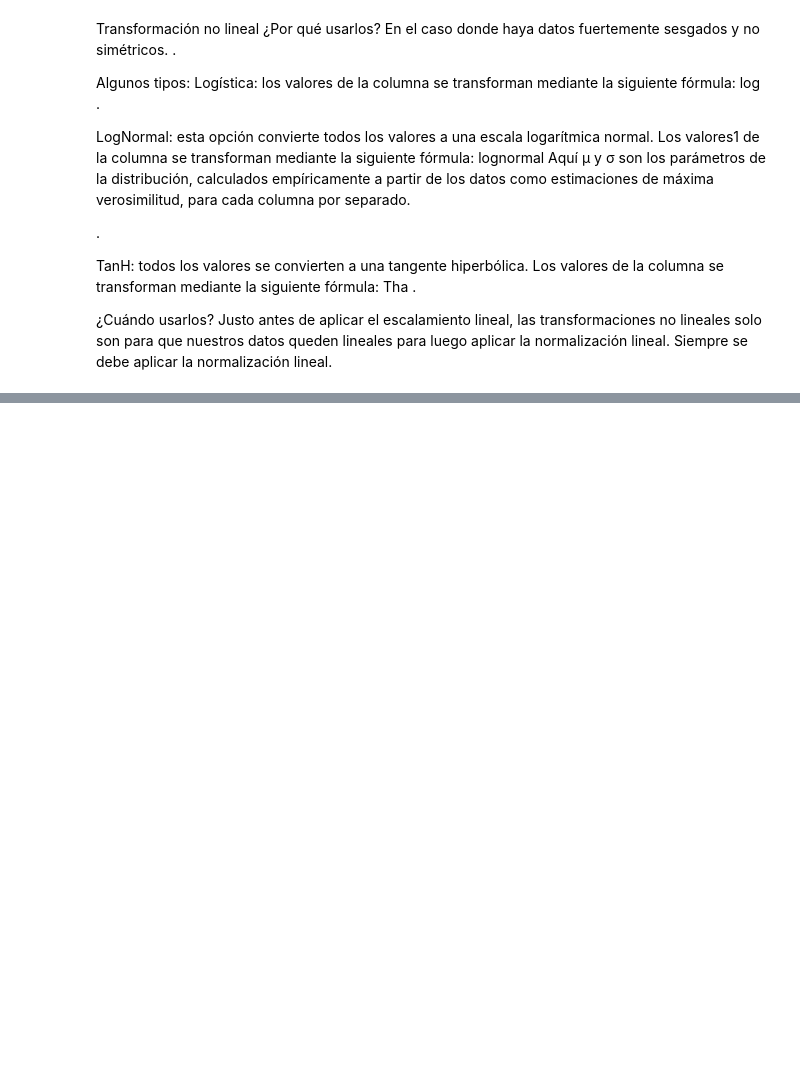
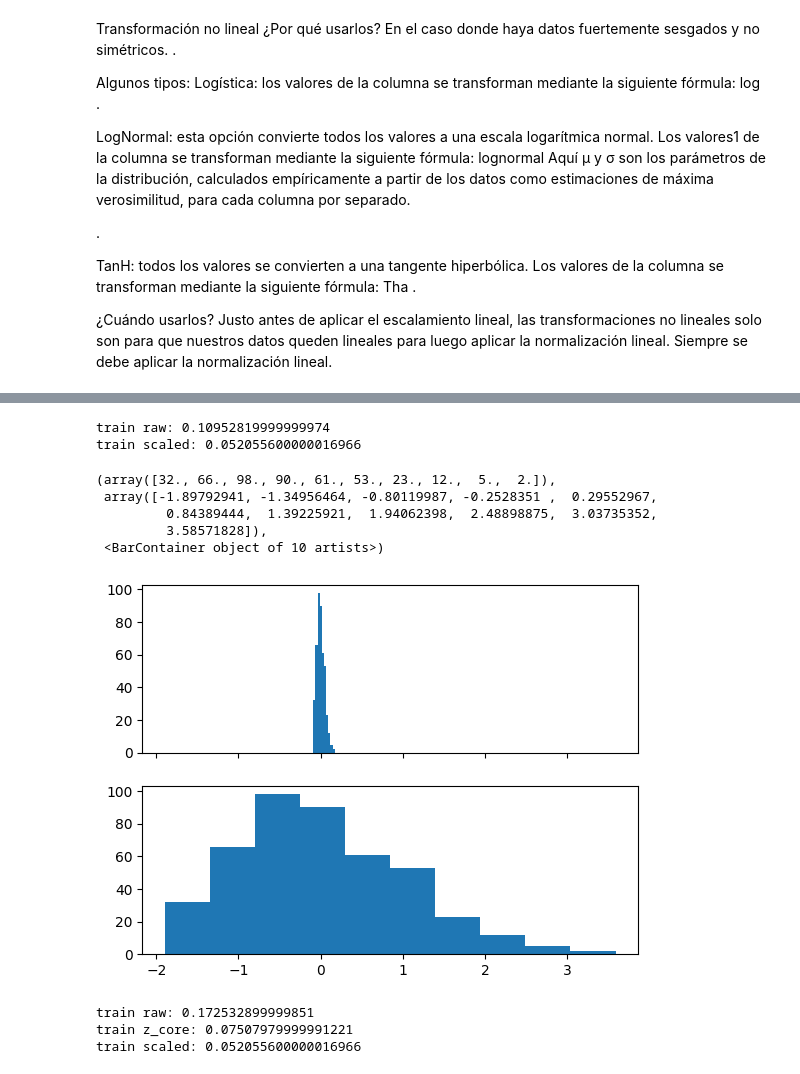
Before and after one commit to JuanDiegoZ/EstadisticaDescriptiva, a Jupyter notebook: EstadisticaDescriptivaIntroduccion.ipynb, the cells around one changed output, grey strips where cells are left out. Saved outputs shown, nothing was run; the diff lists cells and outputs as text; code cells hidden in the pictures; blank space fills up the shorter version.

```diff
--- a/EstadisticaDescriptivaIntroduccion.ipynb
+++ b/EstadisticaDescriptivaIntroduccion.ipynb
@@ -518,0 +547,22 @@ Justo antes de aplicar el escalamiento lineal, las transformaciones no lineales
+# %%
+raw_time = timeit.timeit(train_raw,number = 100)
+scaled_time = timeit.timeit(train_scaled, number = 100)
+print(f'train raw: {raw_time}')
+print(f'train scaled: {scaled_time}')
+# %% [output]
+train raw: 0.10952819999999974
+train scaled: 0.052055600000016966
+# %%
+# Aplicando transformacion Z-score.
+
+z_score = (raw - np.mean(raw))/np.std(raw)
+fig , axs =  plt.subplots(2,1,sharex=  True)
+axs[0].hist(raw)
+axs[1].hist(z_score)
+# %% [output]
+(array([32., 66., 98., 90., 61., 53., 23., 12.,  5.,  2.]),
+ array([-1.89792941, -1.34956464, -0.80119987, -0.2528351 ,  0.29552967,
+         0.84389444,  1.39225921,  1.94062398,  2.48898875,  3.03735352,
+         3.58571828]),
+ <BarContainer object of 10 artists>)
+[figure, added]
@@ -518,0 +574,10 @@ Justo antes de aplicar el escalamiento lineal, las transformaciones no lineales
+# %%
+raw_time = timeit.timeit(train_raw, number = 100)
+z_score_time = timeit.timeit(train_z_score, number = 100)
+print(f'train raw: {raw_time}')
+print(f'train z_core: {z_score_time}')
+print(f'train scaled: {scaled_time}')
+# %% [output]
+train raw: 0.172532899999851
+train z_core: 0.07507979999991221
+train scaled: 0.052055600000016966
```
Also changed, not shown: parts of 11 cells of this notebook.
